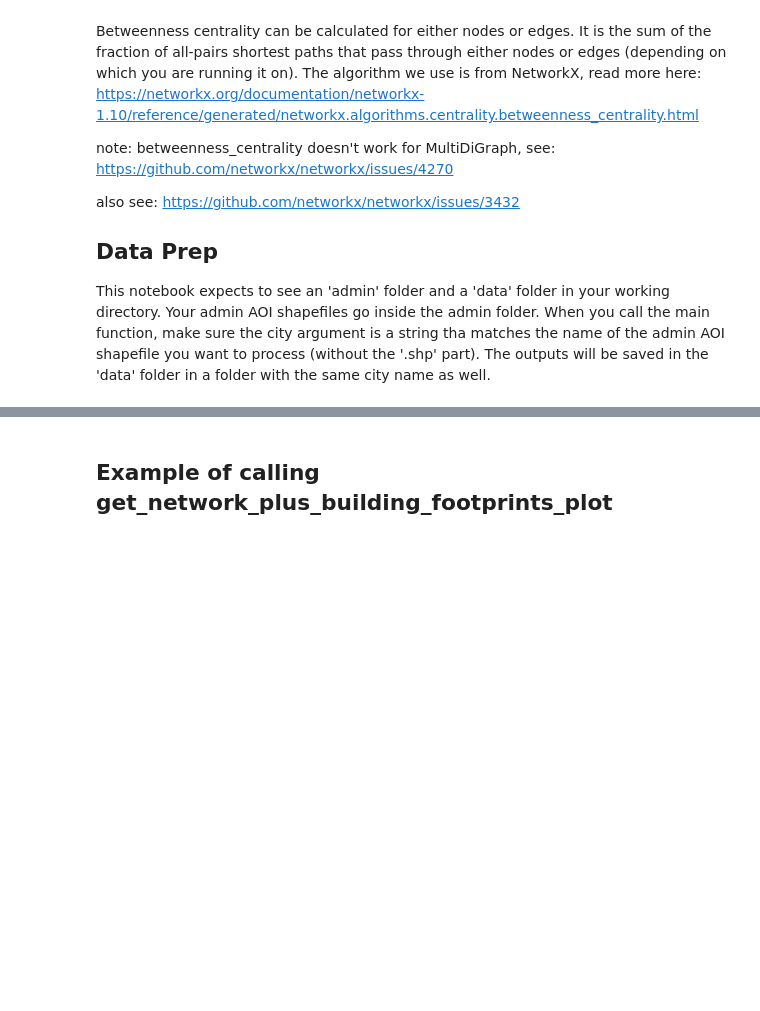
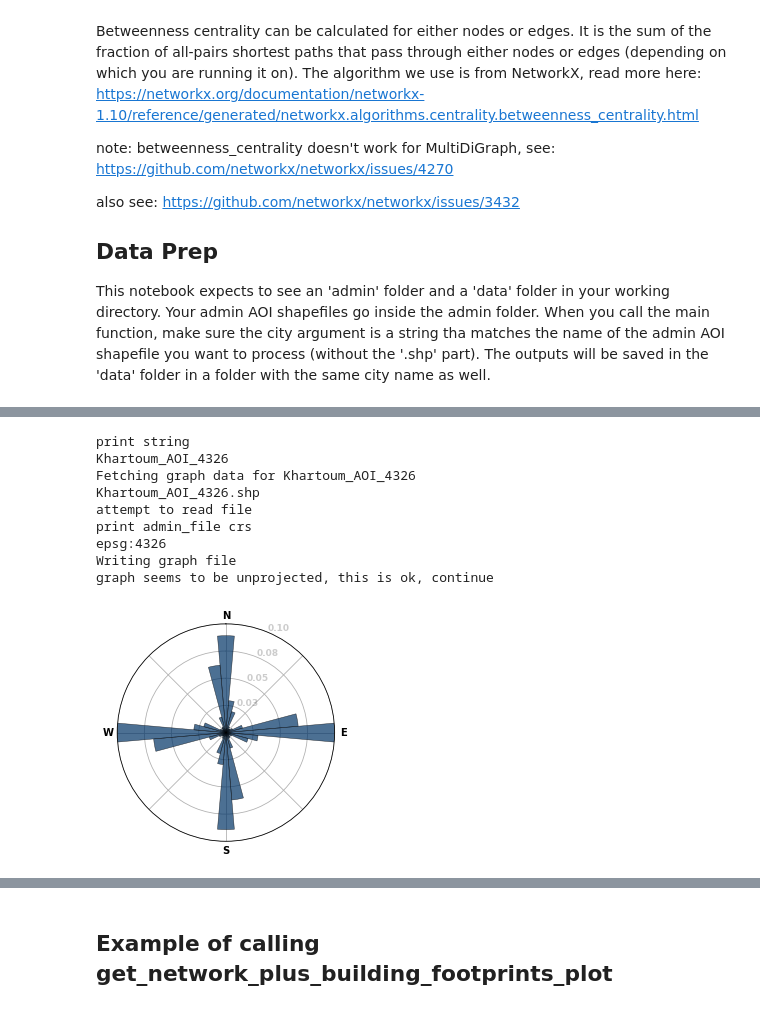
Before and after one commit to worldbank/CityScan, a Jupyter notebook: road_network_analysis/CityScan_Betweenness_Centrality_and_Bearings.ipynb, the cells around one changed output, grey strips where cells are left out. Saved outputs shown, nothing was run; the diff lists cells and outputs as text; code cells hidden in the pictures; blank space fills up the shorter version.

```diff
--- a/road_network_analysis/CityScan_Betweenness_Centrality_and_Bearings.ipynb
+++ b/road_network_analysis/CityScan_Betweenness_Centrality_and_Bearings.ipynb
@@ -451,0 +598,13 @@ if __name__ == "__main__":
+# %%
+plot_radar('Khartoum_AOI_4326')
+# %% [output]
+print string
+Khartoum_AOI_4326
+Fetching graph data for Khartoum_AOI_4326
+Khartoum_AOI_4326.shp
+attempt to read file
+print admin_file crs
+epsg:4326
+Writing graph file
+graph seems to be unprojected, this is ok, continue
+[figure, added]
```
Also changed, not shown: parts of 16 cells of this notebook, 10 other files.
